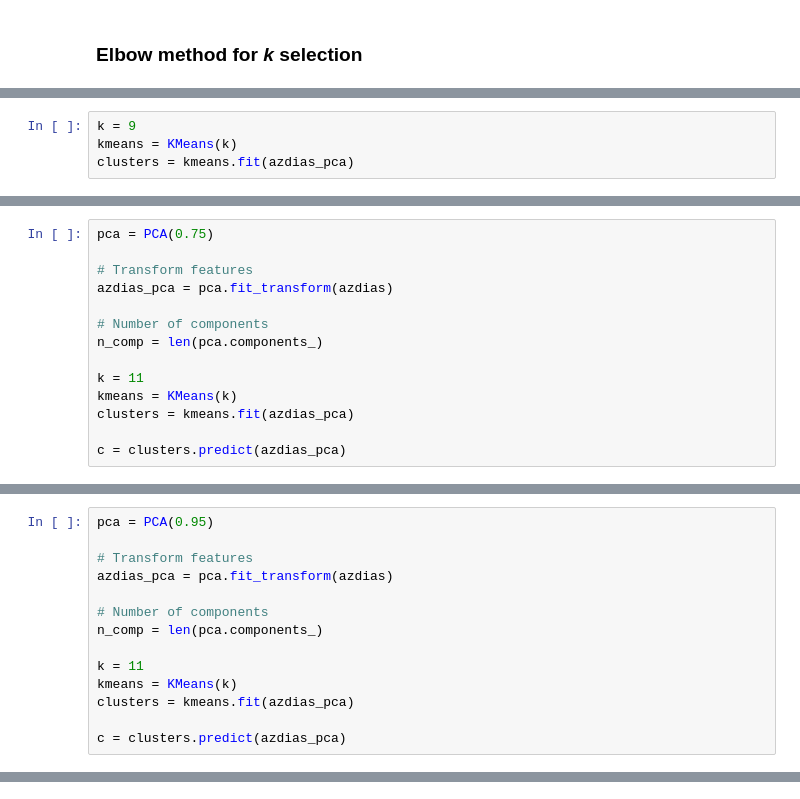
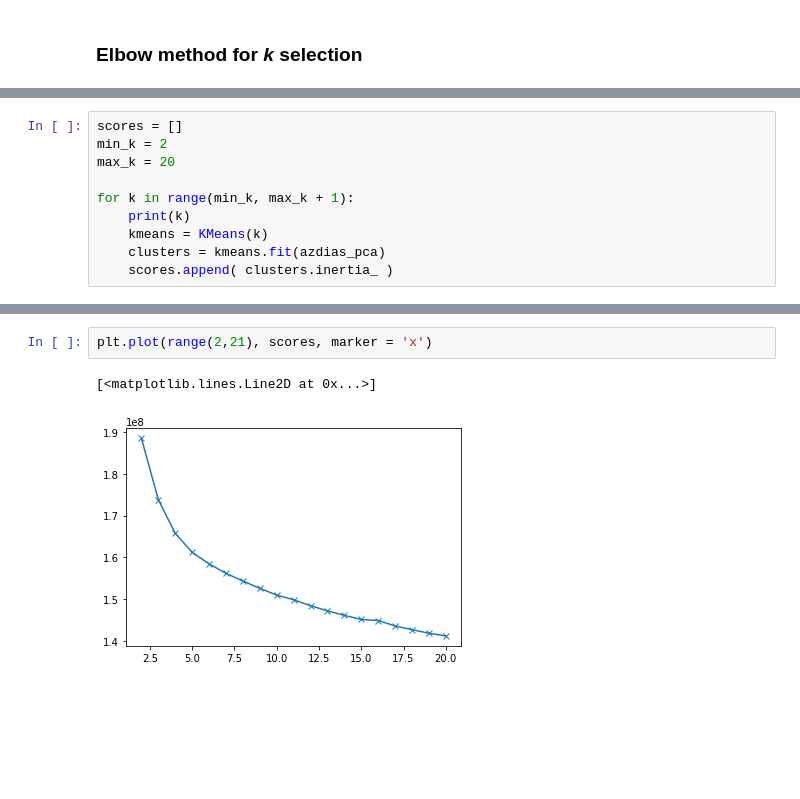
Before and after one commit to jobquiroz/MarketingCampaign, a Jupyter notebook: Arvato Project Workbook pt 2.ipynb, the cells around one changed output, grey strips where cells are left out. Cells and saved outputs as stored; diff of their text form; blank space fills up the shorter version.

```diff
--- a/Arvato Project Workbook pt 2.ipynb
+++ b/Arvato Project Workbook pt 2.ipynb
@@ -295,4 +197,0 @@ n_comp = len(pca.components_)
-# %%
-k = 9
-kmeans = KMeans(k)
-clusters = kmeans.fit(azdias_pca)
@@ -314,14 +197,0 @@ plt.show()
-# %%
-pca = PCA(0.75)
-
-# Transform features
-azdias_pca = pca.fit_transform(azdias)
-
-# Number of components
-n_comp = len(pca.components_)
-
-k = 11
-kmeans = KMeans(k)
-clusters = kmeans.fit(azdias_pca)
-
-c = clusters.predict(azdias_pca)
@@ -367,14 +197,0 @@ plt.show()
-# %%
-pca = PCA(0.95)
-
-# Transform features
-azdias_pca = pca.fit_transform(azdias)
-
-# Number of components
-n_comp = len(pca.components_)
-
-k = 11
-kmeans = KMeans(k)
-clusters = kmeans.fit(azdias_pca)
-
-c = clusters.predict(azdias_pca)
@@ -498,0 +198,10 @@ Your entry to the competition should be a CSV file with two columns. The first c
+# %%
+scores = []
+min_k = 2
+max_k = 20
+
+for k in range(min_k, max_k + 1):
+    print(k)
+    kmeans = KMeans(k)
+    clusters = kmeans.fit(azdias_pca)
+    scores.append( clusters.inertia_ )
@@ -498,0 +228,5 @@ Your entry to the competition should be a CSV file with two columns. The first c
+# %%
+plt.plot(range(2,21), scores, marker = 'x')
+# %% [output]
+[<matplotlib.lines.Line2D at 0x...>]
+[figure, added]
```
Also changed, not shown: parts of 59 cells of this notebook, 3 other files.
